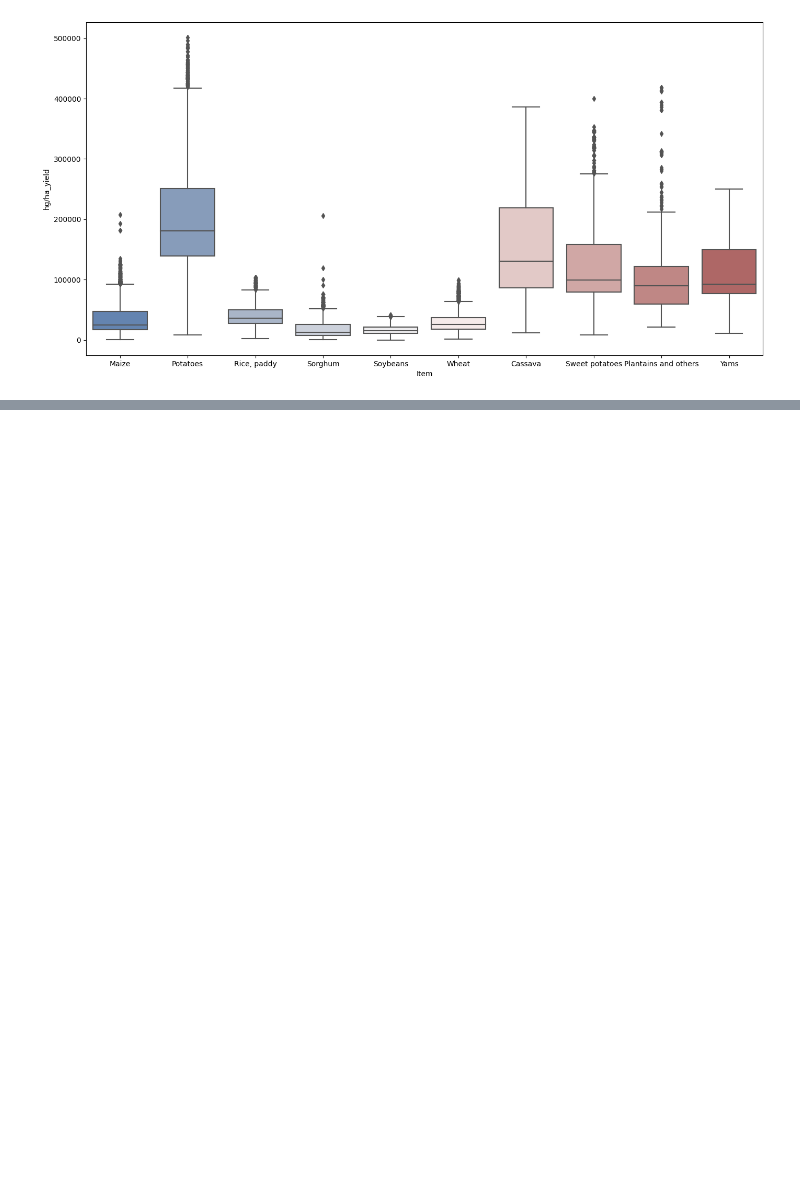
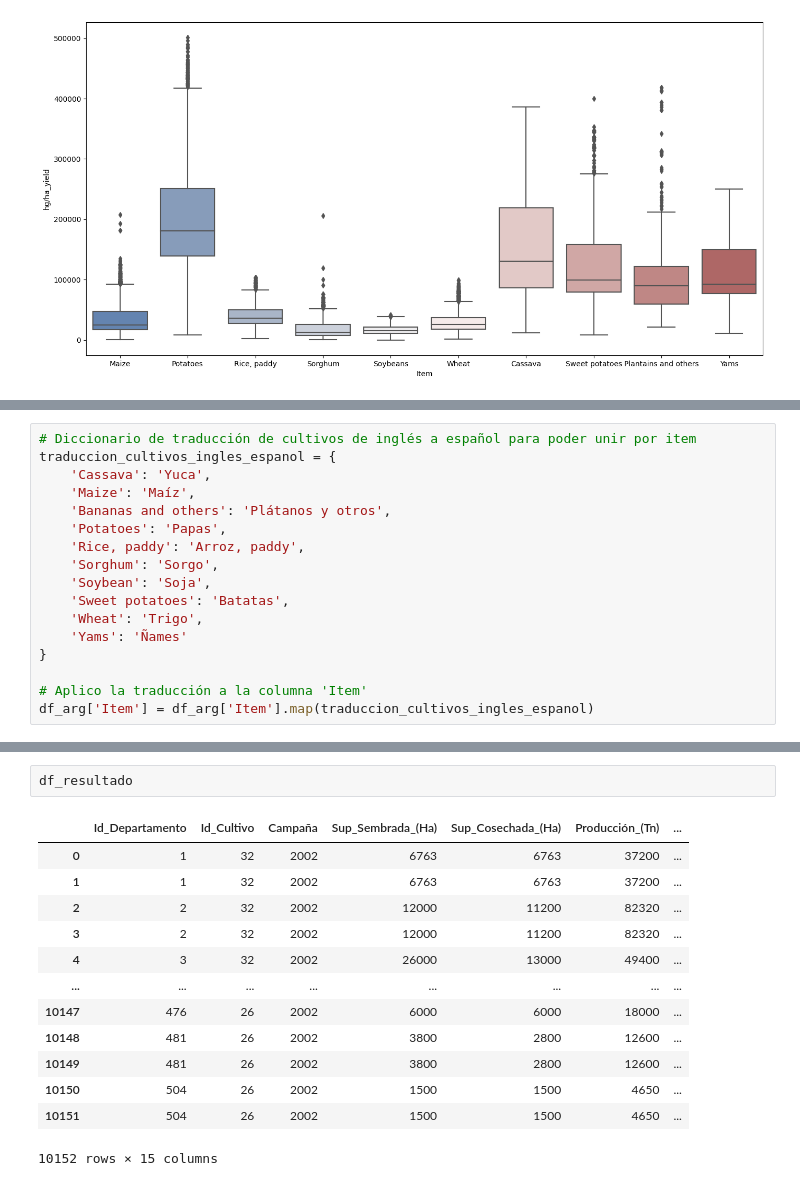
Before and after one commit to MatB1988/Cosecha, a Jupyter notebook: pruebas_clima.ipynb, the cells around one changed output, grey strips where cells are left out. Drawn from its saved outputs; the diff is of its cells as text; blank space fills up the shorter version.

```diff
--- a/pruebas_clima.ipynb
+++ b/pruebas_clima.ipynb
@@ -927,0 +1043,17 @@ sns.boxplot(x="Item",y="hg/ha_yield",palette="vlag",data=yield_df,ax=ax);
+# %%
+# Diccionario de traducción de cultivos de inglés a español para poder unir por item
+traduccion_cultivos_ingles_espanol = {
+    'Cassava': 'Yuca',
+    'Maize': 'Maíz',
+    'Bananas and others': 'Plátanos y otros',
+    'Potatoes': 'Papas',
+    'Rice, paddy': 'Arroz, paddy',
+    'Sorghum': 'Sorgo',
+    'Soybean': 'Soja',
+    'Sweet potatoes': 'Batatas',
+    'Wheat': 'Trigo',
+    'Yams': 'Ñames'
+}
+
+# Aplico la traducción a la columna 'Item'
+df_arg['Item'] = df_arg['Item'].map(traduccion_cultivos_ingles_espanol)
@@ -927,0 +1107,16 @@ sns.boxplot(x="Item",y="hg/ha_yield",palette="vlag",data=yield_df,ax=ax);
+# %%
+df_resultado
+# %% [output]
+|  | Id_Departamento | Id_Cultivo | Campaña | Sup_Sembrada_(Ha) | Sup_Cosechada_(Ha) | Producción_(Tn) | ... |
+| 0 | 1 | 32 | 2002 | 6763 | 6763 | 37200 | ... |
+| 1 | 1 | 32 | 2002 | 6763 | 6763 | 37200 | ... |
+| 2 | 2 | 32 | 2002 | 12000 | 11200 | 82320 | ... |
+| 3 | 2 | 32 | 2002 | 12000 | 11200 | 82320 | ... |
+| 4 | 3 | 32 | 2002 | 26000 | 13000 | 49400 | ... |
+| ... | ... | ... | ... | ... | ... | ... | ... |
+| 10147 | 476 | 26 | 2002 | 6000 | 6000 | 18000 | ... |
+| 10148 | 481 | 26 | 2002 | 3800 | 2800 | 12600 | ... |
+| 10149 | 481 | 26 | 2002 | 3800 | 2800 | 12600 | ... |
+| 10150 | 504 | 26 | 2002 | 1500 | 1500 | 4650 | ... |
+| 10151 | 504 | 26 | 2002 | 1500 | 1500 | 4650 | ... |
+10152 rows × 15 columns
```
Also changed, not shown: parts of 24 cells of this notebook, 7 other files.
